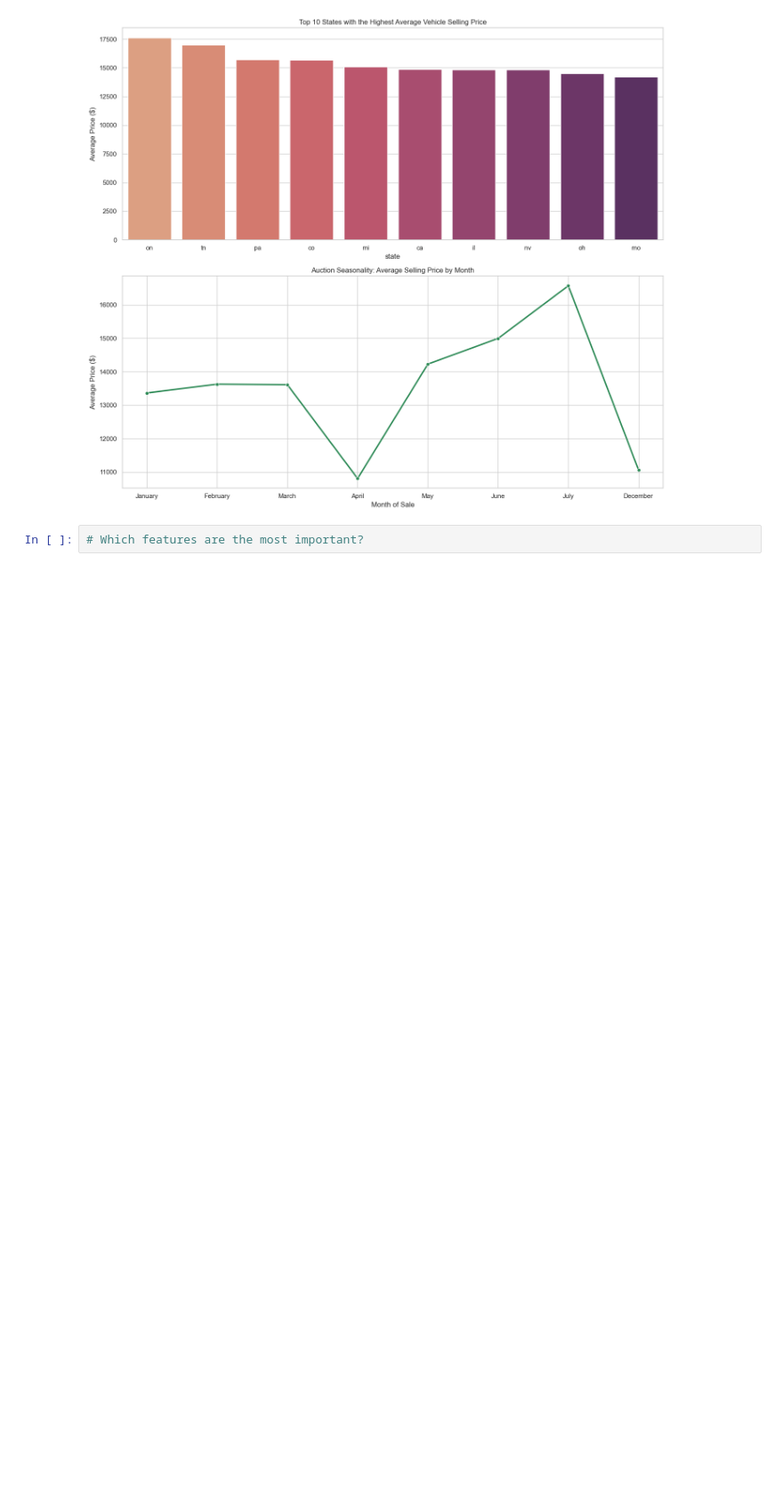
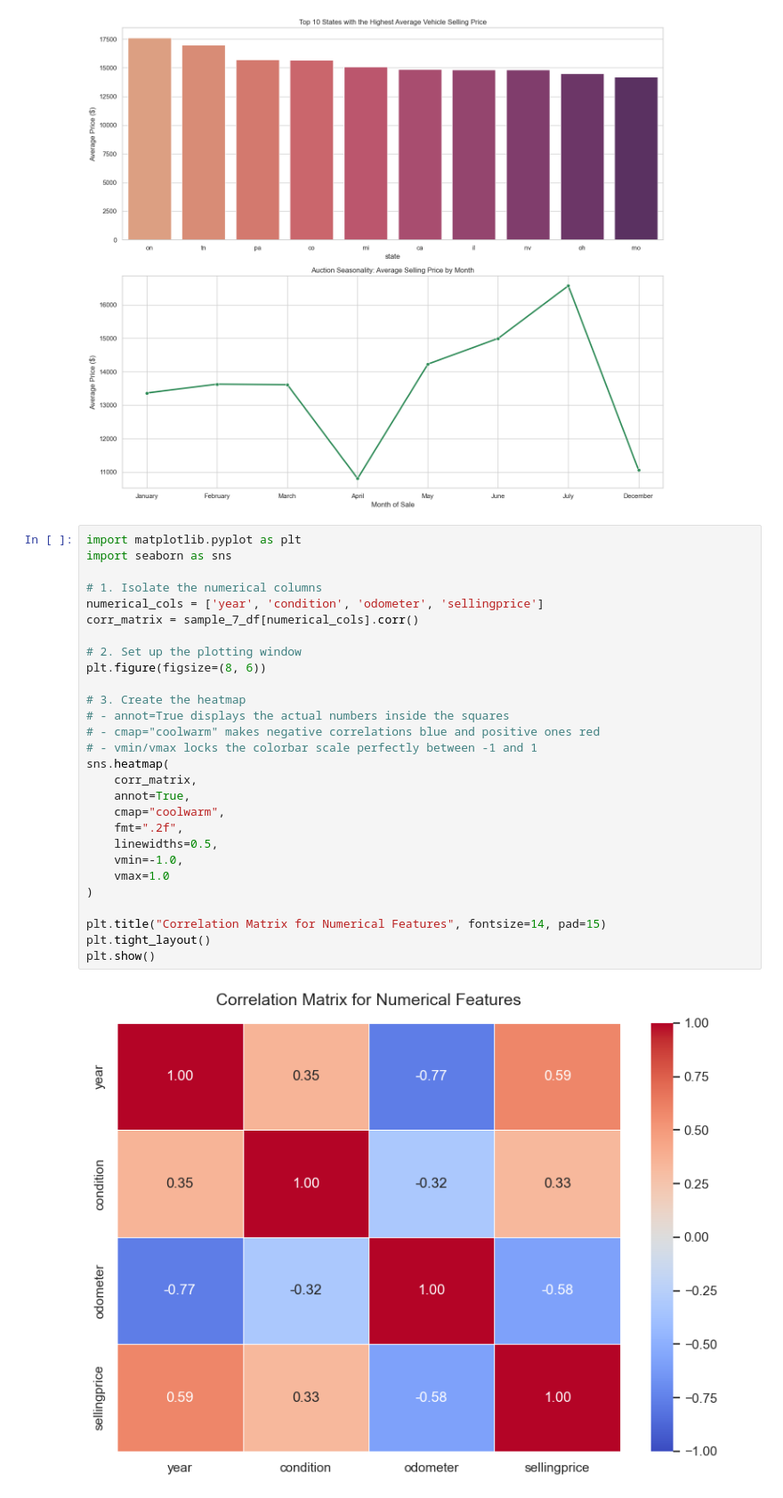
Before and after one commit to kogoto-ops/ML_project, a Jupyter notebook: notebooks/EDA.ipynb, the cells around one changed output. Shown at 89% size. Cells and saved outputs as stored; diff of their text form; blank space fills up the shorter version.

Commit message:
More EDA runs, added heatmap and update notebook structure

```diff
--- a/notebooks/EDA.ipynb
+++ b/notebooks/EDA.ipynb
@@ -225,5 +225,33 @@ plt.tight_layout()
 plt.show()
 # %% [output]
 [figure]
-# %%
-# Which features are the most important?
+# %%
+import matplotlib.pyplot as plt
+import seaborn as sns
+
+# 1. Isolate the numerical columns
+numerical_cols = ['year', 'condition', 'odometer', 'sellingprice']
+corr_matrix = sample_7_df[numerical_cols].corr()
+
+# 2. Set up the plotting window
+plt.figure(figsize=(8, 6))
+
+# 3. Create the heatmap
+# - annot=True displays the actual numbers inside the squares
+# - cmap="coolwarm" makes negative correlations blue and positive ones red
+# - vmin/vmax locks the colorbar scale perfectly between -1 and 1
+sns.heatmap(
+    corr_matrix,
+    annot=True,
+    cmap="coolwarm",
+    fmt=".2f",
+    linewidths=0.5,
+    vmin=-1.0,
+    vmax=1.0
+)
+
+plt.title("Correlation Matrix for Numerical Features", fontsize=14, pad=15)
+plt.tight_layout()
+plt.show()
+# %% [output]
+[figure, added]
```
Also changed, not shown: parts of 8 cells of this notebook.
